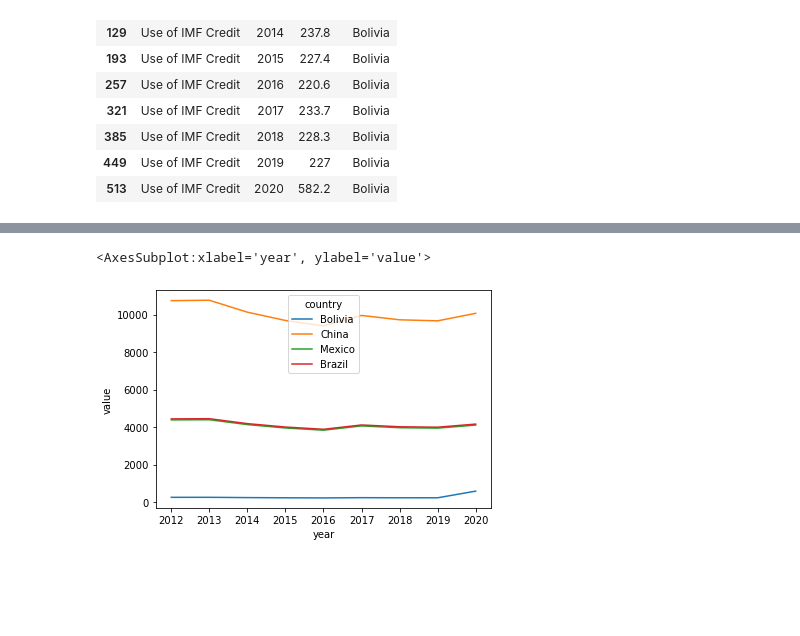
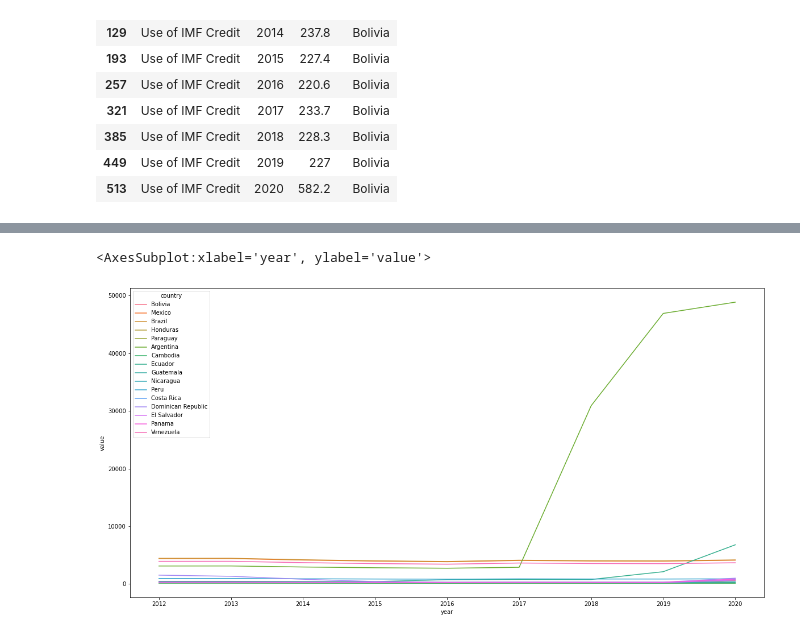
Before and after one commit to DSKUS-Foreign-Aid/Foreign_Aid, a Jupyter notebook: SC_debt_statistics_eda.ipynb, the cells around one changed output, grey strips where cells are left out. Drawn from its saved outputs; the diff is of its cells as text; code cells hidden in the pictures; blank space fills up the shorter version.

Commit message:
Debt Statistics & Data

```diff
--- a/SC_debt_statistics_eda.ipynb
+++ b/SC_debt_statistics_eda.ipynb
@@ -60,9 +60,24 @@ def create_debt_dataframe(file_path, country):
     df[df['debt_statistic'] =='Use of IMF Credit']
     return df
 # %%
-bolivia_df = create_debt_dataframe('.//data//debt_statistics//Bolivia.xlsx', 'Bolivia')
-china_df = create_debt_dataframe('.//data//debt_statistics//China.xlsx', 'China')
-mexico_df = create_debt_dataframe('.//data//debt_statistics//Mexico.xlsx', 'Mexico')
-brazil_df = create_debt_dataframe('.//data//debt_statistics//Brazil.xlsx', 'Brazil')
+## Latin America countries
+
+bolivia_df         = create_debt_dataframe('.//data//debt_statistics//Bolivia.xlsx', 'Bolivia')
+mexico_df          = create_debt_dataframe('.//data//debt_statistics//Mexico.xlsx', 'Mexico')
+brazil_df          = create_debt_dataframe('.//data//debt_statistics//Brazil.xlsx', 'Brazil')
+honduras_df        = create_debt_dataframe('.//data//debt_statistics//Honduras.xlsx','Honduras')
+paraguay_df        = create_debt_dataframe('.//data//debt_statistics//Paraguay.xlsx', 'Paraguay')
+argentina_df       = create_debt_dataframe('.//data//debt_statistics//Argentina.xlsx', 'Argentina')
+cambodia_df        = create_debt_dataframe('.//data//debt_statistics//Cambodia.xlsx', 'Cambodia')
+ecuador_df         = create_debt_dataframe('.//data//debt_statistics//Ecuador.xlsx', 'Ecuador')
+guatemala_df       = create_debt_dataframe('.//data//debt_statistics//Guatemala.xlsx', 'Guatemala')
+nicaragua_df       = create_debt_dataframe('.//data//debt_statistics//Nicaragua.xlsx', 'Nicaragua')
+peru_df            = create_debt_dataframe('.//data//debt_statistics//Peru.xlsx', 'Peru')
+costa_Rica_df         = create_debt_dataframe('.//data//debt_statistics//Costa Rica.xlsx', 'Costa Rica')
+dominican_Republic_df = create_debt_dataframe('.//data//debt_statistics//Dominican Republic.xlsx', 'Dominican Republic')
+el_Salvador_df     = create_debt_dataframe('.//data//debt_statistics//El Salvador.xlsx', 'El Salvador')
+panama_df          = create_debt_dataframe('.//data//debt_statistics//Panama.xlsx', 'Panama')
+venezuela_df     = create_debt_dataframe('.//data//debt_statistics//Venezuela.xlsx', 'Venezuela')
 # %%
-debt_statistic_df = pd.concat([bolivia_df,china_df,mexico_df,brazil_df])
+debt_statistic_df = pd.concat([bolivia_df,mexico_df,brazil_df,honduras_df,paraguay_df,argentina_df,cambodia_df,ecuador_df,guatemala_df,nicaragua_df,peru_df,costa_Rica_df,dominican_Republic_df,el_Salvador_df,panama_df,venezuela_df])
+debt_statistic_df
@@ -78,6 +115,7 @@ debt_statistic_df.head()
 # %%
+plt.figure(figsize=(20,10))
 debt_statistic_imf_credit_df = debt_statistic_df[debt_statistic_df['debt_statistic'] =='Use of IMF Credit'].reset_index(drop=True)
 sns.lineplot(x='year',y='value',data=debt_statistic_imf_credit_df, hue='country')
 # %% [output]
 <AxesSubplot:xlabel='year', ylabel='value'>
-[figure, old version]
+[figure, new version]
```
Also changed, not shown: parts of 49 cells of this notebook, 29 other files.
